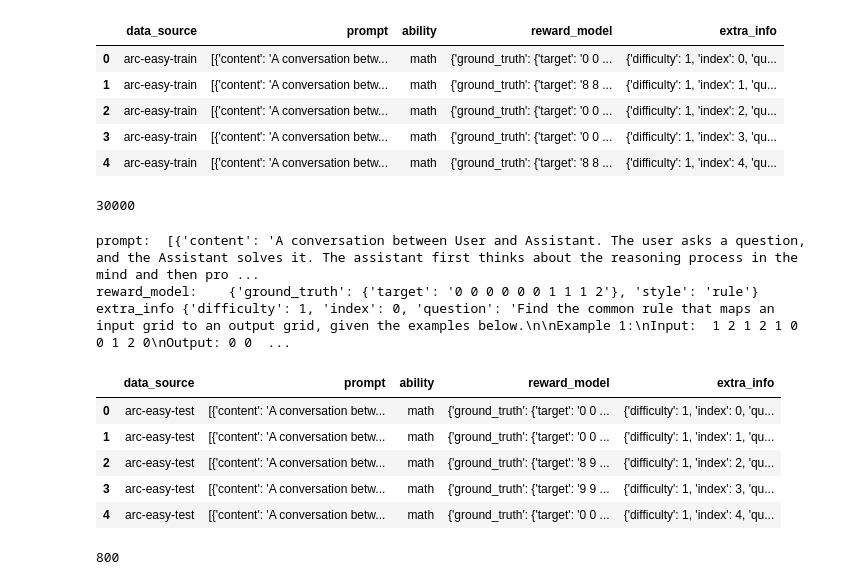
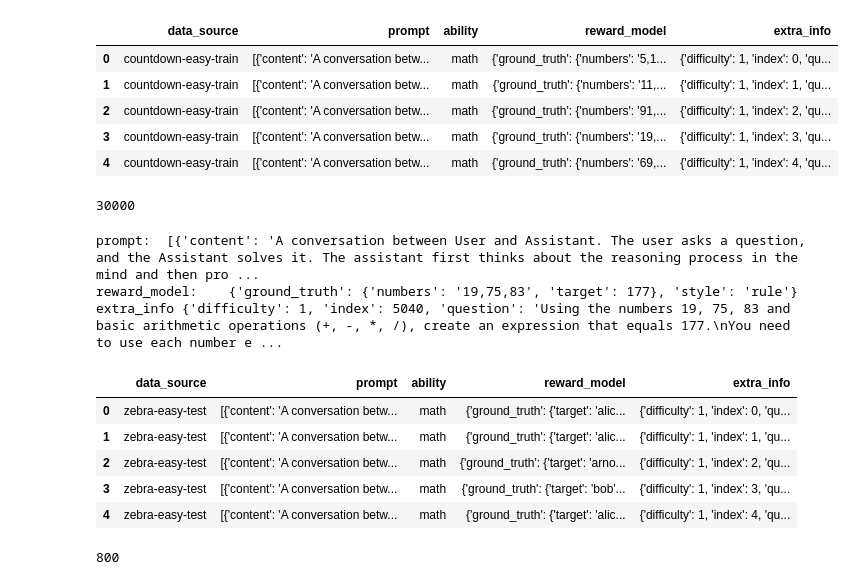
Before and after one commit to Vincent-La/cofa, a Jupyter notebook: sec/data_vis.ipynb, the cells around one changed output. Cells and saved outputs as stored; diff of their text form; code cells hidden in the pictures.

```diff
--- a/sec/data_vis.ipynb
+++ b/sec/data_vis.ipynb
@@ -1,21 +1,29 @@
 # %%
 import pandas as pd
 # %%
+# Resolve notebook directory and choose train file
+from pathlib import Path
+nb_dir = Path(__file__).parent if '__file__' in globals() else Path.cwd()
 # train_data_path = 'data/countdown/train.parquet'
 # train_data_path = 'data/arc/train.parquet'
 # train_data_path = 'data/zebra/train.parquet'
-train_data_path = 'data/combined/train_arc.parquet'
+# train_data_path = 'data/combined/train_arc.parquet'
+# train_data_path = 'data/combined/train_countdown.parquet'
+train_data_path = nb_dir / 'data' / 'combined' / 'train_countdown.parquet'
 
-
-df_train = pd.read_parquet(train_data_path)
-df_train.head()
+try:
+    df_train = pd.read_parquet(train_data_path)
+    display(df_train.head())
+except Exception as e:
+    print('Error reading parquet:', type(e).__name__, e)
+    print('Checked path:', train_data_path)
 # %% [output]
 |  | data_source | prompt | ability | reward_model | extra_info |
-| 0 | arc-easy-train | [{'content': 'A conversation betw... | math | {'ground_truth': {'target': '0 0 ... | {'difficulty': 1, 'index': 0, 'qu... |
-| 1 | arc-easy-train | [{'content': 'A conversation betw... | math | {'ground_truth': {'target': '8 8 ... | {'difficulty': 1, 'index': 1, 'qu... |
-| 2 | arc-easy-train | [{'content': 'A conversation betw... | math | {'ground_truth': {'target': '0 0 ... | {'difficulty': 1, 'index': 2, 'qu... |
-| 3 | arc-easy-train | [{'content': 'A conversation betw... | math | {'ground_truth': {'target': '0 0 ... | {'difficulty': 1, 'index': 3, 'qu... |
-| 4 | arc-easy-train | [{'content': 'A conversation betw... | math | {'ground_truth': {'target': '8 8 ... | {'difficulty': 1, 'index': 4, 'qu... |
+| 0 | countdown-easy-train | [{'content': 'A conversation betw... | math | {'ground_truth': {'numbers': '5,1... | {'difficulty': 1, 'index': 0, 'qu... |
+| 1 | countdown-easy-train | [{'content': 'A conversation betw... | math | {'ground_truth': {'numbers': '11,... | {'difficulty': 1, 'index': 1, 'qu... |
+| 2 | countdown-easy-train | [{'content': 'A conversation betw... | math | {'ground_truth': {'numbers': '91,... | {'difficulty': 1, 'index': 2, 'qu... |
+| 3 | countdown-easy-train | [{'content': 'A conversation betw... | math | {'ground_truth': {'numbers': '19,... | {'difficulty': 1, 'index': 3, 'qu... |
+| 4 | countdown-easy-train | [{'content': 'A conversation betw... | math | {'ground_truth': {'numbers': '69,... | {'difficulty': 1, 'index': 4, 'qu... |
 # %%
 # train split size
 len(df_train)
@@ -28,20 +36,20 @@ print('reward_model:\t', sample['reward_model'])
 print('extra_info', sample['extra_info'])
 # %% [output]
 prompt:  [{'content': 'A conversation between User and Assistant. The user asks a question, and the Assistant solves it. The assistant first thinks about the reasoning process in the mind and then pro ...
-reward_model:    {'ground_truth': {'target': '0 0 0 0 0 0 1 1 1 2'}, 'style': 'rule'}
-extra_info {'difficulty': 1, 'index': 0, 'question': 'Find the common rule that maps an input grid to an output grid, given the examples below.\n\nExample 1:\nInput:  1 2 1 2 1 0 0 1 2 0\nOutput: 0 0  ...
+reward_model:    {'ground_truth': {'numbers': '19,75,83', 'target': 177}, 'style': 'rule'}
+extra_info {'difficulty': 1, 'index': 5040, 'question': 'Using the numbers 19, 75, 83 and basic arithmetic operations (+, -, *, /), create an expression that equals 177.\nYou need to use each number e ...
 # %%
-test_data_path = 'data/combined/test_arc.parquet'
+test_data_path = 'data/combined/test_zebra.parquet'
 
 df_test = pd.read_parquet(test_data_path)
 df_test.head()
 # %% [output]
 |  | data_source | prompt | ability | reward_model | extra_info |
-| 0 | arc-easy-test | [{'content': 'A conversation betw... | math | {'ground_truth': {'target': '0 0 ... | {'difficulty': 1, 'index': 0, 'qu... |
-| 1 | arc-easy-test | [{'content': 'A conversation betw... | math | {'ground_truth': {'target': '0 0 ... | {'difficulty': 1, 'index': 1, 'qu... |
-| 2 | arc-easy-test | [{'content': 'A conversation betw... | math | {'ground_truth': {'target': '8 9 ... | {'difficulty': 1, 'index': 2, 'qu... |
-| 3 | arc-easy-test | [{'content': 'A conversation betw... | math | {'ground_truth': {'target': '9 9 ... | {'difficulty': 1, 'index': 3, 'qu... |
-| 4 | arc-easy-test | [{'content': 'A conversation betw... | math | {'ground_truth': {'target': '0 0 ... | {'difficulty': 1, 'index': 4, 'qu... |
+| 0 | zebra-easy-test | [{'content': 'A conversation betw... | math | {'ground_truth': {'target': 'alic... | {'difficulty': 1, 'index': 0, 'qu... |
+| 1 | zebra-easy-test | [{'content': 'A conversation betw... | math | {'ground_truth': {'target': 'alic... | {'difficulty': 1, 'index': 1, 'qu... |
+| 2 | zebra-easy-test | [{'content': 'A conversation betw... | math | {'ground_truth': {'target': 'arno... | {'difficulty': 1, 'index': 2, 'qu... |
+| 3 | zebra-easy-test | [{'content': 'A conversation betw... | math | {'ground_truth': {'target': 'bob'... | {'difficulty': 1, 'index': 3, 'qu... |
+| 4 | zebra-easy-test | [{'content': 'A conversation betw... | math | {'ground_truth': {'target': 'alic... | {'difficulty': 1, 'index': 4, 'qu... |
 # %%
 # test split size
 len(df_test)
```
Also changed, not shown: parts of 2 cells of this notebook, 3 other files.
